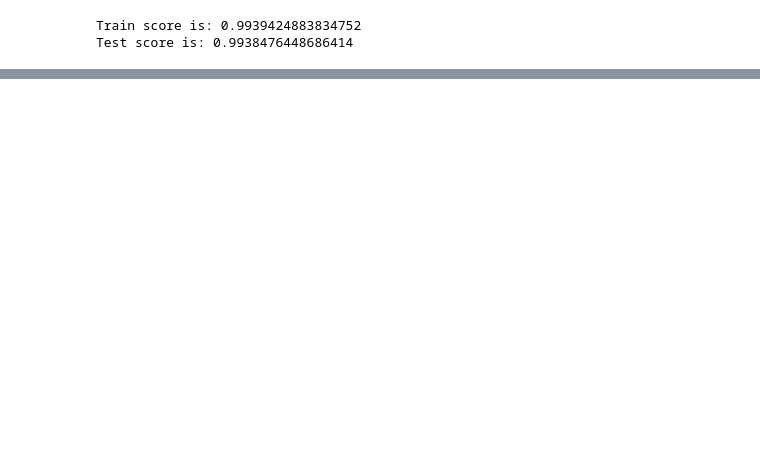
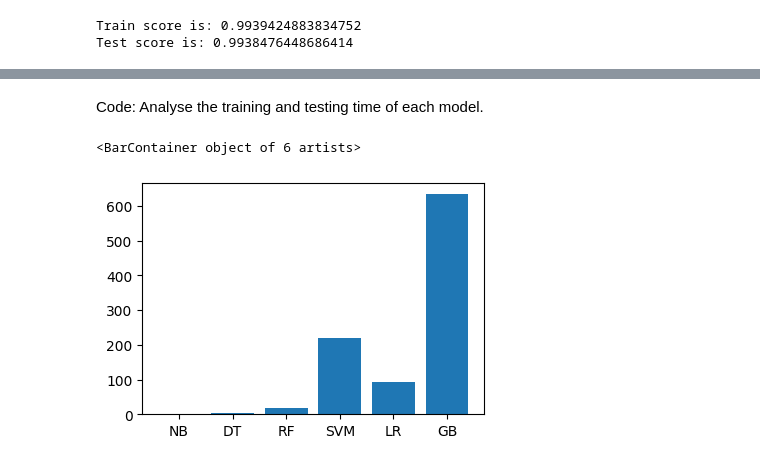
Before and after one commit to Arif-Badhon/Intruson_Detection_System_Using_Machine_Learning_Algorithms, a Jupyter notebook: system.ipynb, the cells around one changed output, grey strips where cells are left out. Saved outputs shown, nothing was run; the diff lists cells and outputs as text; code cells hidden in the pictures; blank space fills up the shorter version.

```diff
--- a/system.ipynb
+++ b/system.ipynb
@@ -374,0 +505,11 @@ Test score is: 0.9938476448686414
+# %% [markdown]
+Code: Analyse the training and testing time of each model.
+# %%
+names = ['NB', 'DT', 'RF', 'SVM', 'LR', 'GB']
+values = [1.11452, 2.44087, 17.08491, 218.26840, 92.94222, 633.229]
+f = plt.figure(figsize =(15, 3), num = 10)
+plt.subplot(131)
+plt.bar(names, values)
+# %% [output]
+<BarContainer object of 6 artists>
+[figure, added]
```
Also changed, not shown: parts of 26 cells of this notebook.
